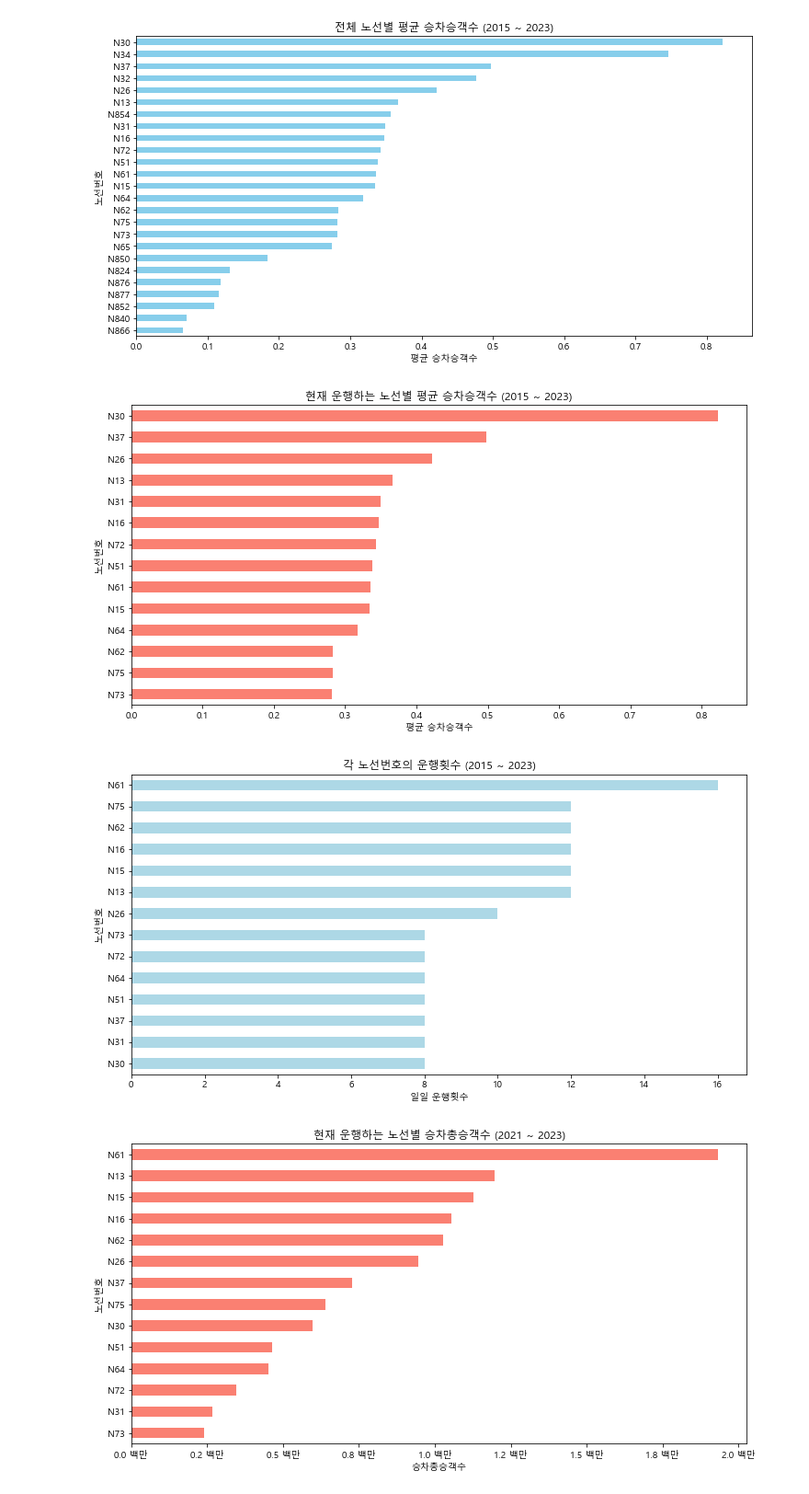
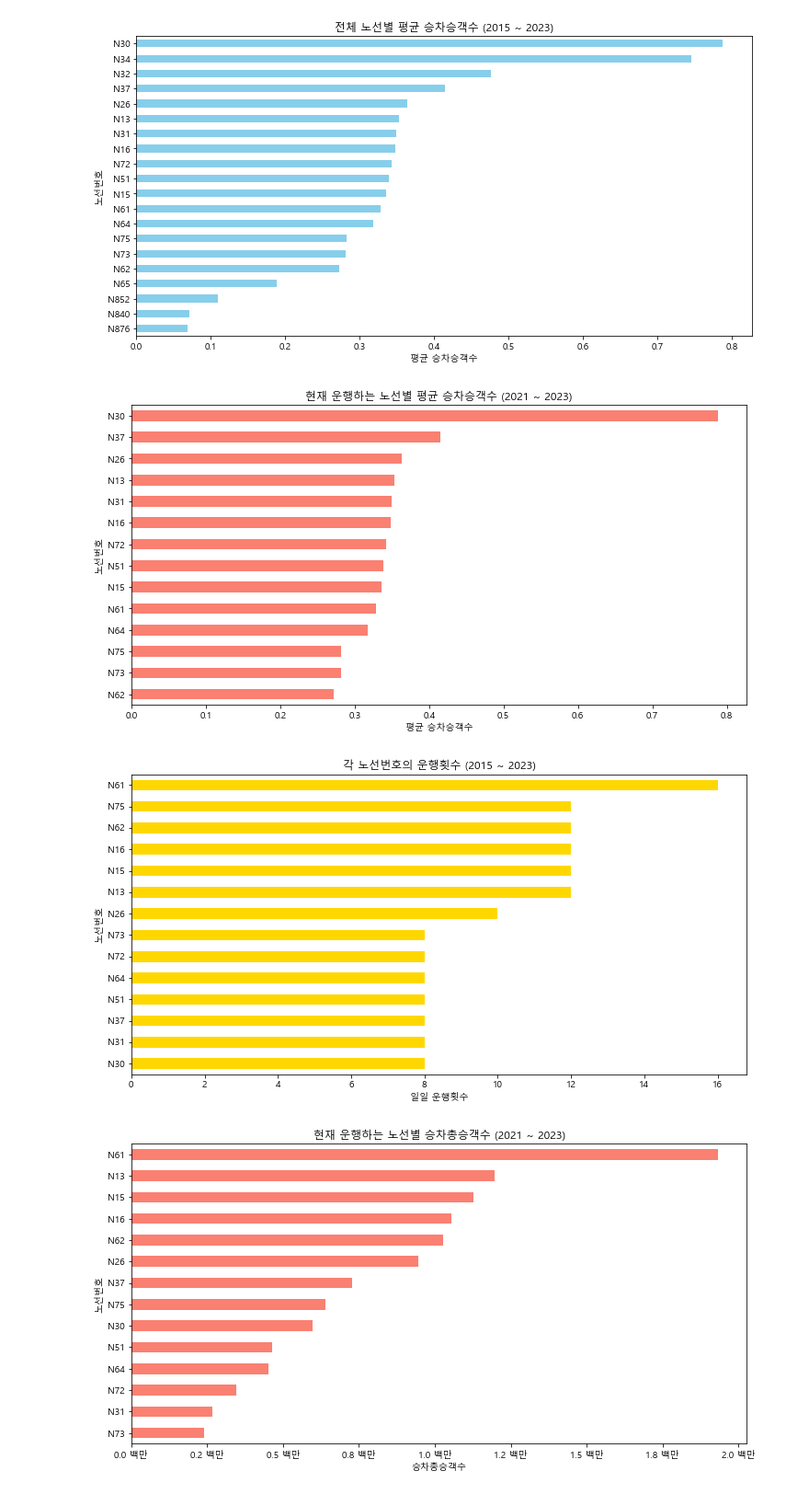
Before and after one commit to YouYeDam/BigData, a Jupyter notebook: NBusLine.ipynb, the cells around one changed output. Shown at 92% size. Drawn from its saved outputs; the diff is of its cells as text; code cells hidden in the pictures.

```diff
--- a/NBusLine.ipynb
+++ b/NBusLine.ipynb
@@ -13,7 +13,7 @@ rc('font', family=font_name)
 folder_path = r'C:\Users\User\Desktop\BigData\Dataset\NBusDataset'
 
 # 2015년부터 2023년 파일들을 불러오기
-files_to_read = [f'{year}_NBusData.csv' for year in range(2015, 2024)]
+files_to_read = [f'{year}_NBusData.csv' for year in range(2021, 2024)]
 
 # 모든 노선번호에 대한 회당평균승차승객수를 저장할 데이터프레임
 overall_average_df = pd.DataFrame()
@@ -62,38 +62,38 @@ overall_average = overall_average_df.mean(axis=1)
 plt.figure(figsize=(12, 6))
 ax = overall_average.sort_values().plot(kind='barh', color='skyblue')
 plt.title('전체 노선별 평균 승차승객수 (2015 ~ 2023)')
 plt.xlabel('평균 승차승객수')
 plt.ylabel('노선번호')
 
 plt.show()
 
 # 모든 노선번호에 대한 평균값 계산 (현재 운행하는 노선만)
 target_overall_average = target_average_df.mean(axis=1)
 
 # 시각화 - 현재 운행하는 노선번호만
 plt.figure(figsize=(12, 6))
 ax = target_overall_average.sort_values().plot(kind='barh', color='salmon')
-plt.title('현재 운행하는 노선별 평균 승차승객수 (2015 ~ 2023)')
+plt.title('현재 운행하는 노선별 평균 승차승객수 (2021 ~ 2023)')
 plt.xlabel('평균 승차승객수')
 plt.ylabel('노선번호')
 
 plt.show()
 
 # 각 노선번호 운행횟수 추출
 first_encounter_operation_count = df.groupby('노선번호')['일일운행횟수'].first()
 
 # 시각화 - 각 노선번호 운행횟수
 plt.figure(figsize=(12, 6))
-ax = first_encounter_operation_count.sort_values().plot(kind='barh', color='lightblue')
+ax = first_encounter_operation_count.sort_values().plot(kind='barh', color='gold')
 plt.title('각 노선번호의 운행횟수 (2015 ~ 2023)')
 plt.xlabel('일일 운행횟수')
 plt.ylabel('노선번호')
 
 plt.show()
 # %% [output]
-[figure, old version]
+[figure, new version]
-[figure, old version]
+[figure, new version]
-[figure, old version]
+[figure, new version]
 # %%
 import os
 import pandas as pd
```
